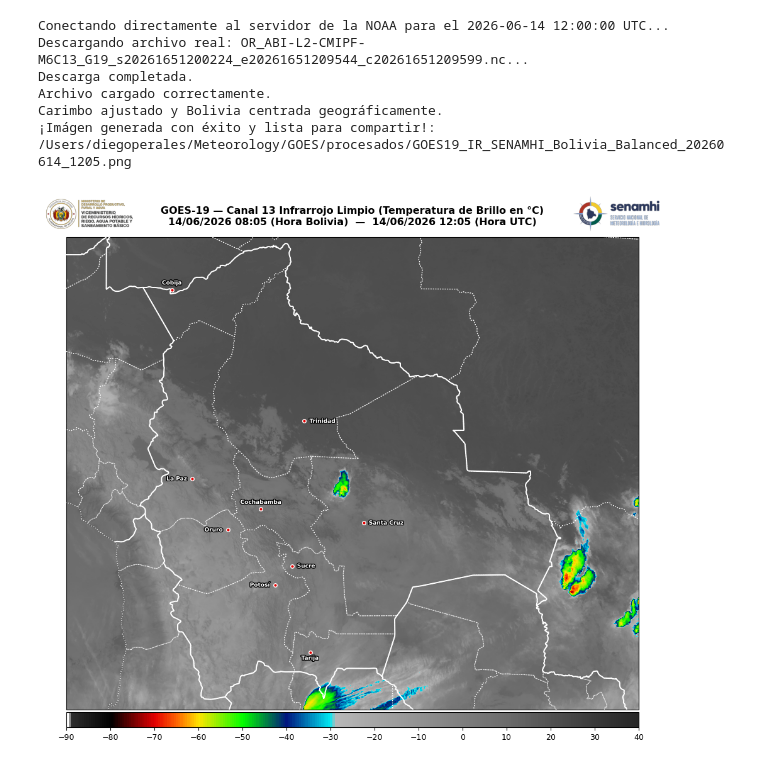
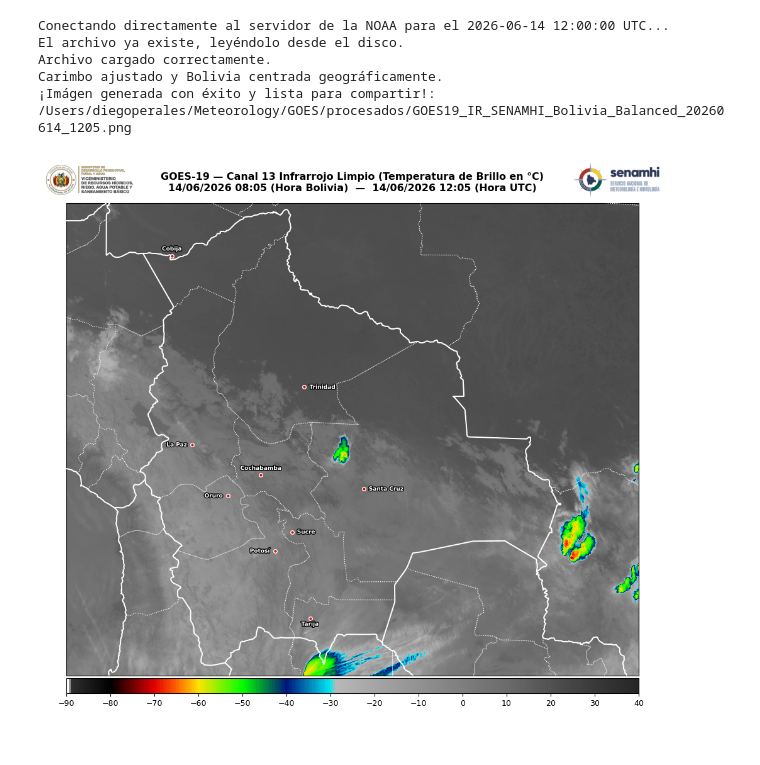
Before and after one commit to diegomapper/goes_env, a Jupyter notebook: Scripts/01_goes19_infrarrojo.ipynb, the cells around one changed output. Drawn from its saved outputs; the diff is of its cells as text; code cells hidden in the pictures.

```diff
--- a/Scripts/01_goes19_infrarrojo.ipynb
+++ b/Scripts/01_goes19_infrarrojo.ipynb
@@ -138,9 +138,9 @@ im = ax.pcolormesh(ds.x * height, ds.y * height, temp_celsius,
 
 # --- CAPA 2: LÍMITES GEOGRÁFICOS ---
 COLOR_BLANCO = '#ffffff'
-ax.add_feature(cfeature.COASTLINE, linestyle='-', edgecolor='#555555', linewidth=0.5)
+ax.add_feature(cfeature.COASTLINE, linestyle='-', edgecolor=COLOR_BLANCO, linewidth=1.4, zorder=3)
 ax.add_feature(cfeature.BORDERS, linestyle='-', edgecolor=COLOR_BLANCO, linewidth=1.4, zorder=3)
-ax.add_feature(cfeature.STATES, linestyle=(0, (1, 2)), edgecolor=COLOR_BLANCO, linewidth=0.9, zorder=4)
+ax.add_feature(cfeature.STATES, linestyle=(0, (1, 2)), edgecolor=COLOR_BLANCO, linewidth=0.7, zorder=4)
 
 # --- CAPA 3: CAPITALES DE DEPARTAMENTO ---
 import matplotlib.patheffects as patheffects  # Importación para el efecto de borde
@@ -203,33 +203,32 @@ try:
     img_senamhi_path = os.path.join(PATH_LOGOS, "logo_senamhi.png")
 
     if os.path.exists(img_ministerio_path) and os.path.exists(img_senamhi_path):
         logo_ministerio = mpimg.imread(img_ministerio_path)
         logo_senamhi = mpimg.imread(img_senamhi_path)
 
         pos_mapa = ax.get_position()
 
         ax_logo_min = fig.add_axes([pos_mapa.x0, pos_mapa.y1 + 0.005, 0.14, 0.07])
         ax_logo_min.imshow(logo_ministerio)
         ax_logo_min.axis('off')
 
         ax_logo_sen = fig.add_axes([pos_mapa.x1 - 0.14, pos_mapa.y1 + 0.005, 0.14, 0.07])
         ax_logo_sen.imshow(logo_senamhi)
         ax_logo_sen.axis('off')
         print("Carimbo ajustado y Bolivia centrada geográficamente.")
 except Exception as e:
     print(f"Alerta con logos: {e}")
 
 # Guardado
 output_name = f"{OUTPUTS}/GOES19_IR_SENAMHI_Bolivia_Balanced_{fecha_utc.strftime('%Y%m%d_%H%M')}.png"
 plt.savefig(output_name, dpi=200, bbox_inches='tight', pad_inches=0.03)
 print(f"¡Imágen generada con éxito y lista para compartir!: {output_name}")
 
 plt.show()
 # %% [output]
 Conectando directamente al servidor de la NOAA para el 2026-06-14 12:00:00 UTC...
-Descargando archivo real: OR_ABI-L2-CMIPF-M6C13_G19_s20261651200224_e20261651209544_c20261651209599.nc...
-Descarga completada.
+El archivo ya existe, leyéndolo desde el disco.
 Archivo cargado correctamente.
 Carimbo ajustado y Bolivia centrada geográficamente.
 ¡Imágen generada con éxito y lista para compartir!: /Users/diegoperales/Meteorology/GOES/procesados/GOES19_IR_SENAMHI_Bolivia_Balanced_20260614_1205.png
-[figure, old version]
+[figure, new version]
```
